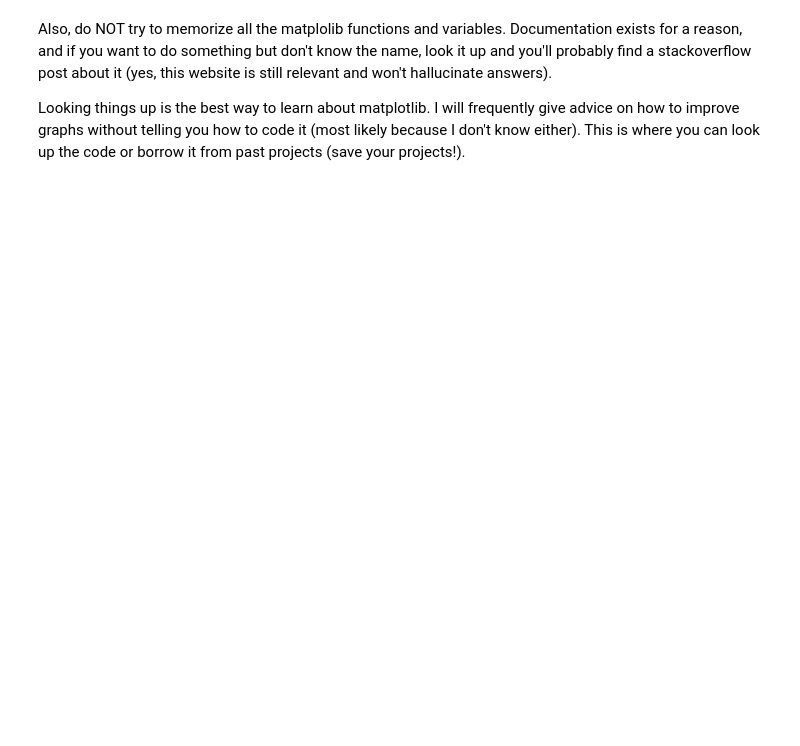
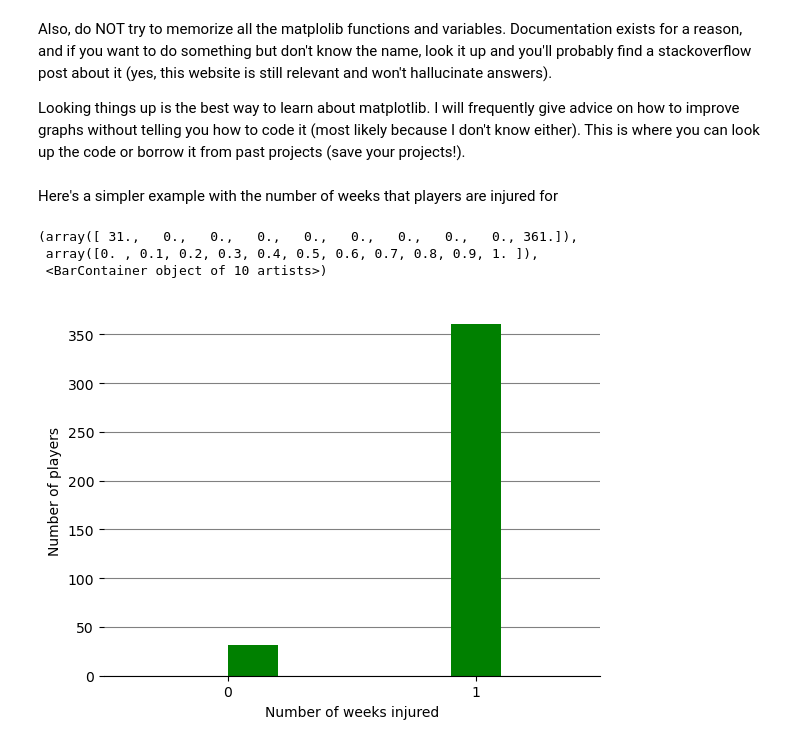
Before and after one commit to AlexWycoff/DSML, a Jupyter notebook: Data Analytics Notebooks/visualization_with_matplotlib.ipynb, the cells around one changed output. Cells and saved outputs as stored; diff of their text form; code cells hidden in the pictures; blank space fills up the shorter version.

```diff
--- a/Data Analytics Notebooks/visualization_with_matplotlib.ipynb
+++ b/Data Analytics Notebooks/visualization_with_matplotlib.ipynb
@@ -55,3 +66,23 @@ However, do note the intentional use of color. I changed the color from the defa
 Also, do NOT try to memorize all the matplolib functions and variables. Documentation exists for a reason, and if you want to do something but don't know the name, look it up and you'll probably find a stackoverflow post about it (yes, this website is still relevant and won't hallucinate answers).
 
 Looking things up is the best way to learn about matplotlib. I will frequently give advice on how to improve graphs without telling you how to code it (most likely because I don't know either). This is where you can look up the code or borrow it from past projects (save your projects!).
+# %% [markdown]
+Here's a simpler example with the number of weeks that players are injured for
+# %%
+ax = plt.axes()
+plt.xlabel("Number of weeks injured")
+plt.ylabel("Number of players")
+# Shenanigans
+plt.xlim(-0.5, 1.5)
+plt.xticks([0, 1])
+for direction in ['top', 'right', 'left']:
+    ax.spines[direction].set_visible(False)
+plt.grid(True, axis='y', color='grey')
+
+# This actually makes the histogram
+plt.hist(sports_injuries["Weeks Injured"], color='green', zorder=2, width=0.2)
+# %% [output]
+(array([ 31.,   0.,   0.,   0.,   0.,   0.,   0.,   0.,   0., 361.]),
+ array([0. , 0.1, 0.2, 0.3, 0.4, 0.5, 0.6, 0.7, 0.8, 0.9, 1. ]),
+ <BarContainer object of 10 artists>)
+[figure, added]
```
Also changed, not shown: parts of 6 cells of this notebook, 12 other files.
